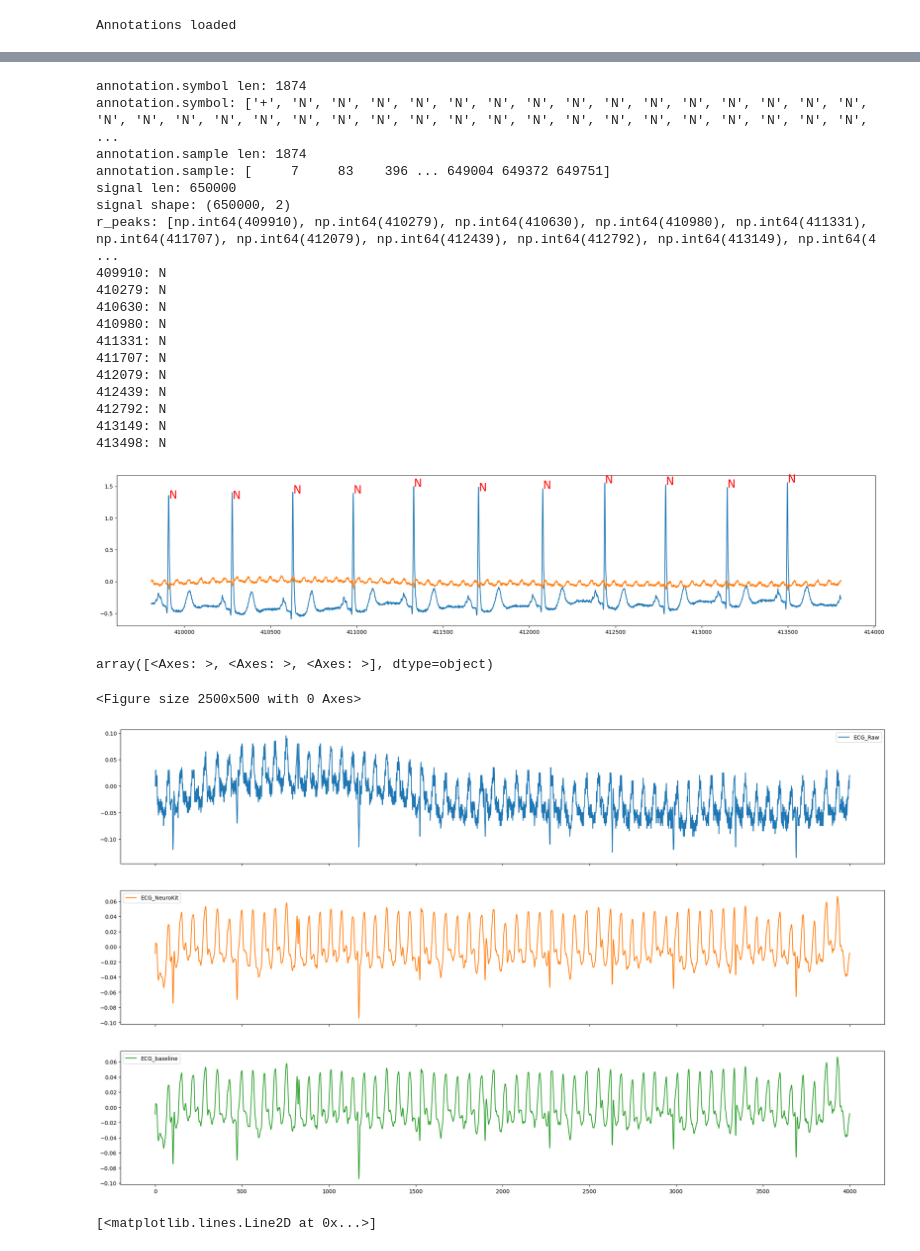
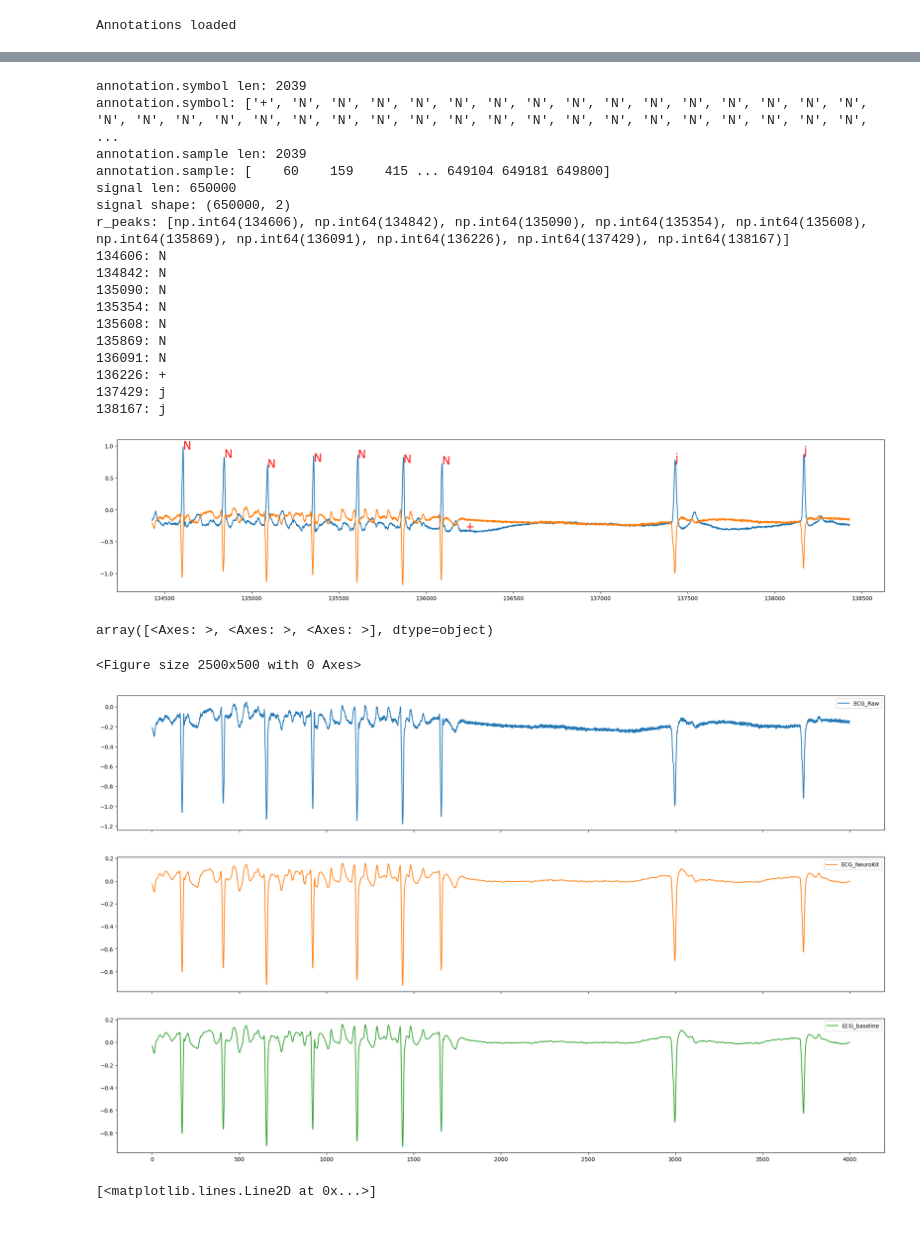
Before and after one commit to luna97/MIT-BIH_ecg_arrhytmia, a Jupyter notebook: preprocess_dataset.ipynb, the cells around one changed output, grey strips where cells are left out. Saved outputs shown, nothing was run; the diff lists cells and outputs as text; code cells hidden in the pictures.

```diff
--- a/preprocess_dataset.ipynb
+++ b/preprocess_dataset.ipynb
@@ -338,7 +384,7 @@ plt.show()
 # %%
 import neurokit2 as nk
 
-patient = 101
+patient = 201
 annotation = wfdb.rdann(f'data/raw/{patient}', 'atr')
 print(f'annotation.symbol len: {len(annotation.symbol)}')
 print(f'annotation.symbol: {annotation.symbol}')
@@ -349,51 +395,50 @@ signal, _ = wfdb.rdsamp(f'data/raw/{patient}')
 print(f'signal len: {len(signal)}')
 print(f'signal shape: {signal.shape}')
 
-min_idx = 412809 - 3000
-max_idx = 412809 + 1000
+min_idx = 137429 - 3000
+max_idx = 137429 + 1000
 
 r_peaks = [s for s in annotation.sample if s < max_idx and s > min_idx]
 print(f'r_peaks: {r_peaks}')
 
 # signals, waves = nk.ecg_delineate(signal[min_idx:max_idx, 0], r_peaks, show=False, sampling_rate=360)
 
 #nk.events_plot([waves["ECG_P_Offsets"]], signal[:2000, 0])
 #print(f'waves: {waves.keys()}')
 
 import matplotlib.pyplot as plt
 
 # Plot the signal
 plt.figure(figsize=(25, 5))
 plt.plot(range(min_idx, max_idx), signal[min_idx:max_idx])
 # print(f'signal[{min_idx}:{max_idx}, 0]: {signal[min_idx:max_idx,]}')
 
 # Plot the annotation symbols
 for symbol, sample in zip(annotation.symbol, annotation.sample):
     if sample < max_idx and sample > min_idx:  # Only plot symbols within the first 1000 samples
         print(f'{sample}: {symbol}')
         plt.text(sample, signal[sample, 0], symbol, color='red', fontsize=20)
 
 plt.show()
 # %% [output]
-annotation.symbol len: 1874
+annotation.symbol len: 2039
 annotation.symbol: ['+', 'N', 'N', 'N', 'N', 'N', 'N', 'N', 'N', 'N', 'N', 'N', 'N', 'N', 'N', 'N', 'N', 'N', 'N', 'N', 'N', 'N', 'N', 'N', 'N', 'N', 'N', 'N', 'N', 'N', 'N', 'N', 'N', 'N', 'N', 'N',  ...
-annotation.sample len: 1874
-annotation.sample: [     7     83    396 ... 649004 649372 649751]
+annotation.sample len: 2039
+annotation.sample: [    60    159    415 ... 649104 649181 649800]
 signal len: 650000
 signal shape: (650000, 2)
-r_peaks: [np.int64(409910), np.int64(410279), np.int64(410630), np.int64(410980), np.int64(411331), np.int64(411707), np.int64(412079), np.int64(412439), np.int64(412792), np.int64(413149), np.int64(4 ...
-409910: N
-410279: N
-410630: N
-410980: N
-411331: N
-411707: N
-412079: N
-412439: N
-412792: N
-413149: N
-413498: N
+r_peaks: [np.int64(134606), np.int64(134842), np.int64(135090), np.int64(135354), np.int64(135608), np.int64(135869), np.int64(136091), np.int64(136226), np.int64(137429), np.int64(138167)]
+134606: N
+134842: N
+135090: N
+135354: N
+135608: N
+135869: N
+136091: N
+136226: +
+137429: j
+138167: j
-[figure, old version]
+[figure, new version]
 # %%
 import matplotlib.pyplot as plt
 from pandas import DataFrame
@@ -415,7 +460,7 @@ signals.plot(subplots=True, figsize=(25, 15))
 # %% [output]
 array([<Axes: >, <Axes: >, <Axes: >], dtype=object)
 <Figure size 2500x500 with 0 Axes>
-[figure, old version]
+[figure, new version]
 # %%
 # simulate lr cosine alnnealing
 import torch
```
Also changed, not shown: parts of 7 cells of this notebook, 4 other files.
